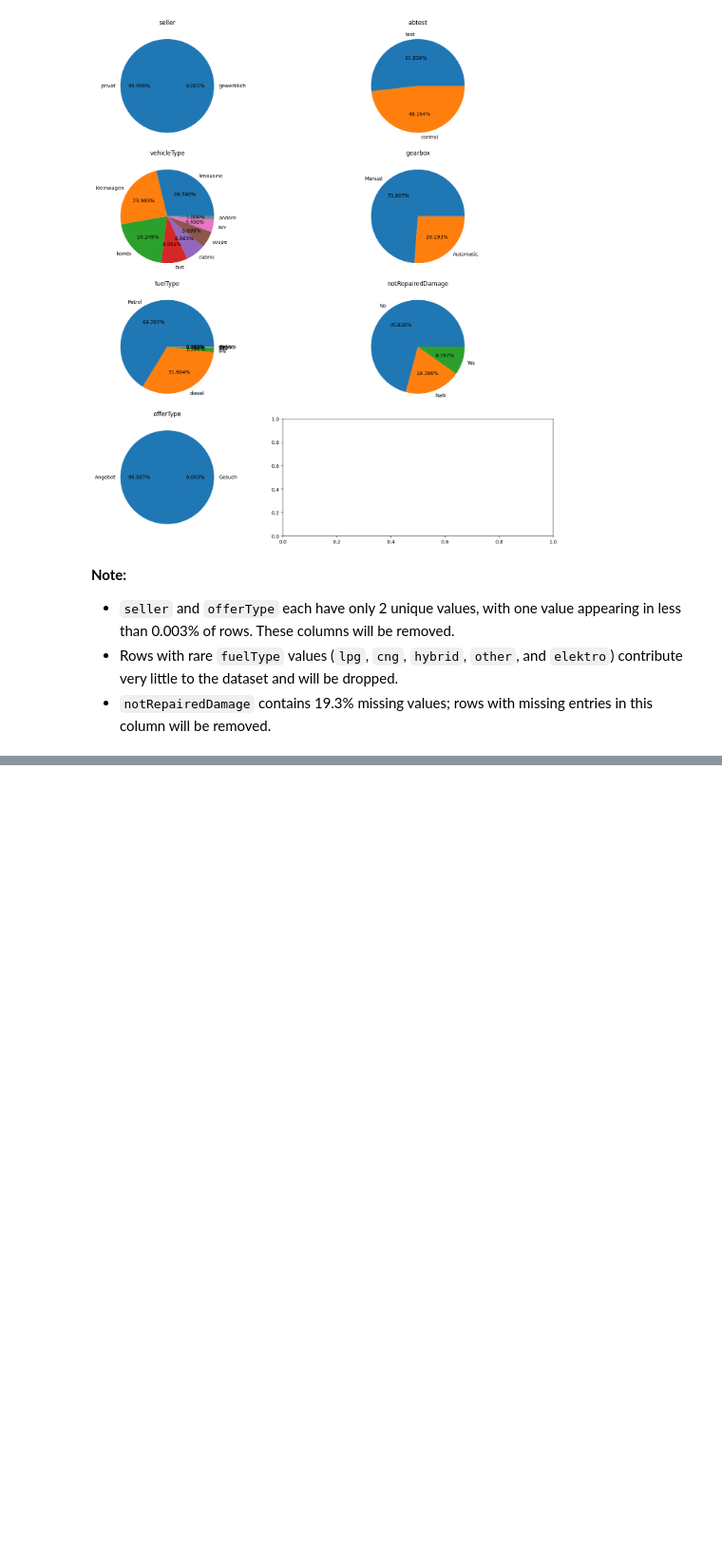
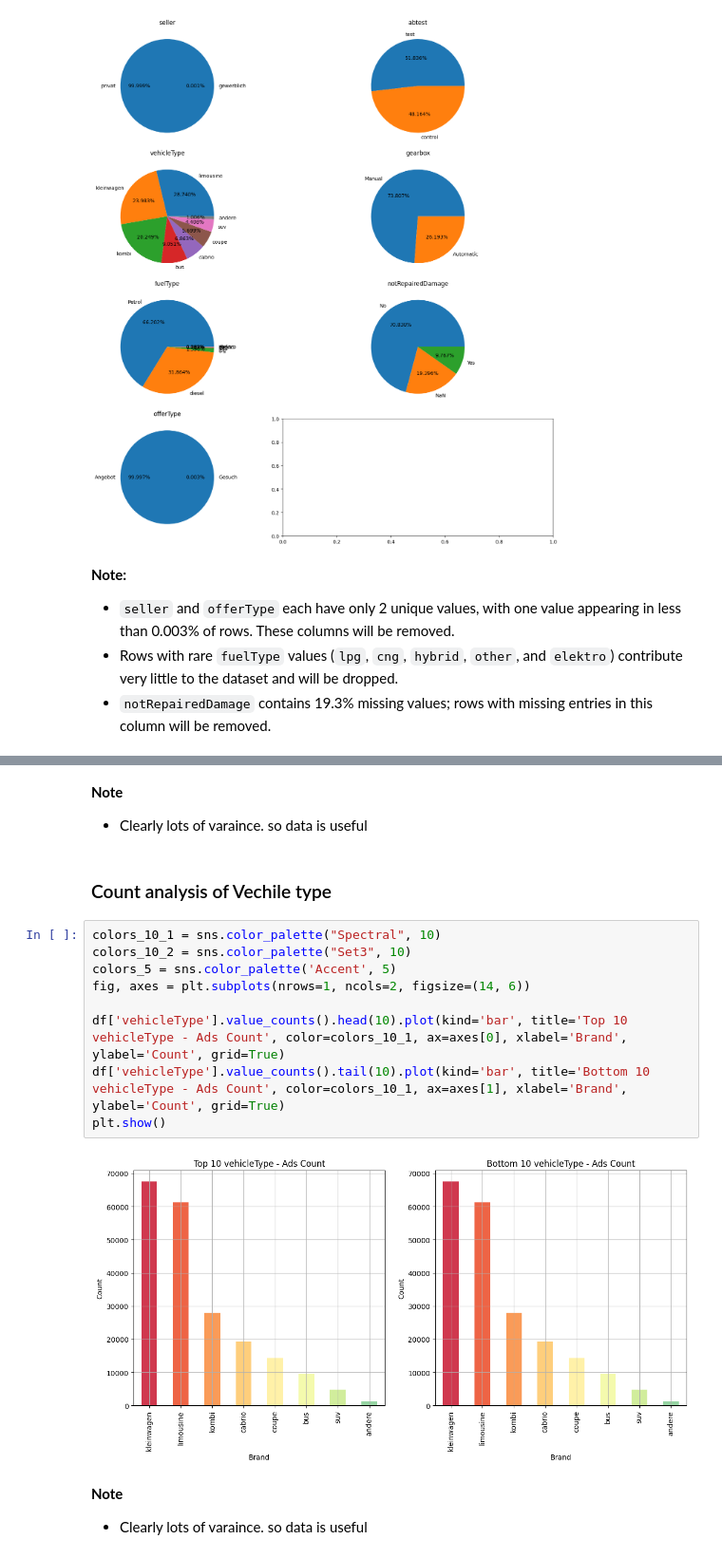
Before and after one commit to Prasadkurapati/CarDataAnalysis, a Jupyter notebook: script.ipynb, the cells around one changed output, grey strips where cells are left out. Shown at 95% size. Drawn from its saved outputs; the diff is of its cells as text; blank space fills up the shorter version.

```diff
--- a/script.ipynb
+++ b/script.ipynb
@@ -163,0 +233,19 @@ plt.show()
+# %% [markdown]
+**Note**
+- Clearly lots of varaince. so data is useful
+# %% [markdown]
+### Count analysis of Vechile type
+# %%
+colors_10_1 = sns.color_palette("Spectral", 10)
+colors_10_2 = sns.color_palette("Set3", 10)
+colors_5 = sns.color_palette('Accent', 5)
+fig, axes = plt.subplots(nrows=1, ncols=2, figsize=(14, 6))
+
+df['vehicleType'].value_counts().head(10).plot(kind='bar', title='Top 10 vehicleType - Ads Count', color=colors_10_1, ax=axes[0], xlabel='Brand', ylabel='Count', grid=True)
+df['vehicleType'].value_counts().tail(10).plot(kind='bar', title='Bottom 10 vehicleType - Ads Count', color=colors_10_1, ax=axes[1], xlabel='Brand', ylabel='Count', grid=True)
+plt.show()
+# %% [output]
+[figure, added]
+# %% [markdown]
+**Note**
+- Clearly lots of varaince. so data is useful
```
Also changed, not shown: parts of 9 cells of this notebook.
